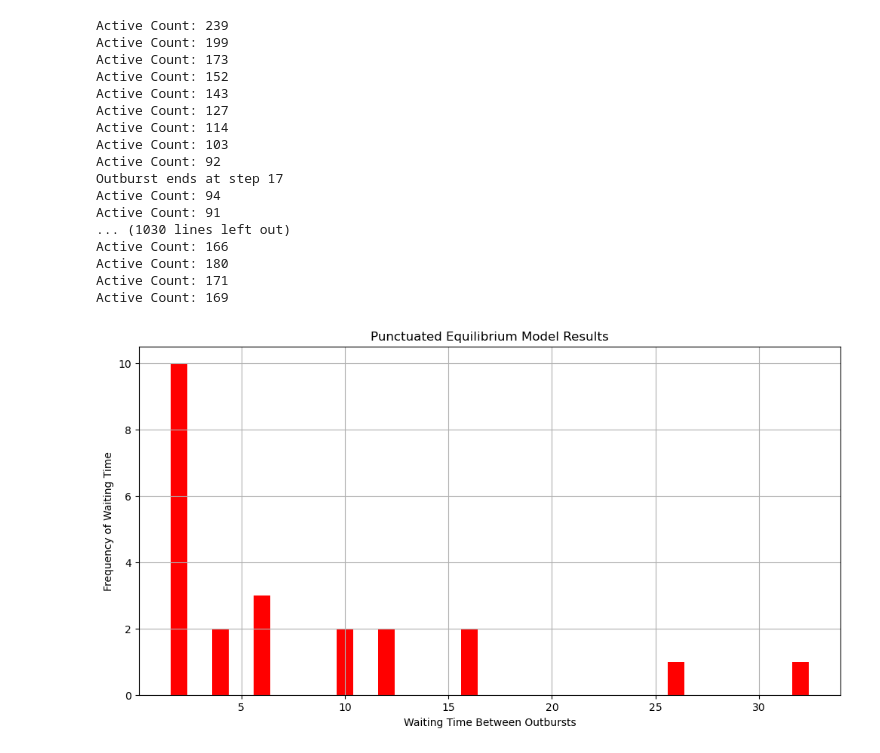
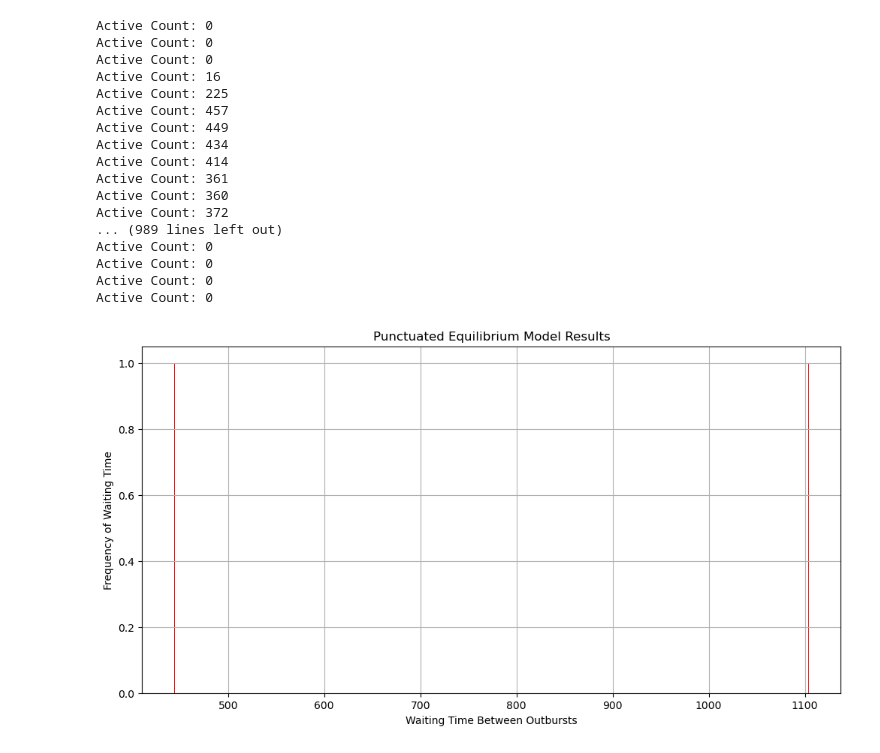
Before and after one commit to yehuihe/epstein_network_civil_violence, a Jupyter notebook: plot(new network).ipynb, the cells around one changed output. Drawn from its saved outputs; the diff is of its cells as text; code cells hidden in the pictures.

```diff
--- a/epstein_network_civil_violence/plot(new network).ipynb
+++ b/plot(new network).ipynb
@@ -554,8 +172,8 @@ model = EpsteinNetworkCivilViolence(
     height=40,
     citizen_density=0.7,
     cop_density=0.04,
-    citizen_vision=2,
-    cop_vision=2,
+    citizen_vision=7,
+    cop_vision=7,
     legitimacy=0.8,
     max_jail_term=15,
     active_threshold=0.1,
@@ -564,51 +182,51 @@ model = EpsteinNetworkCivilViolence(
     max_iters=1000,
     alpha=0.1,
     jail_factor=1.1,
     impact_chance=0.5,
     legitimacy_impact=0.01,
     incitation_threshold=10
 )
 for _ in range(1000):
     model.step()
 
 data = model.datacollector.get_model_vars_dataframe()
 
 # Assume model has been run and waiting_times have been collected as follows:
 waiting_times = model.waiting_times
 
 # Convert list to numpy array for easier manipulation
 waiting_times_array = np.array(waiting_times)
 
 # Get unique waiting times and their counts
 unique_times, counts = np.unique(waiting_times_array, return_counts=True)
 
 # Plotting the frequencies against the waiting times
 plt.figure(figsize=(12, 6))
 plt.bar(unique_times, counts, color='red')
 plt.xlabel('Waiting Time Between Outbursts')
 plt.ylabel('Frequency of Waiting Time')
 plt.title('Punctuated Equilibrium Model Results')
 plt.grid(True)
 plt.show()
 # %% [output]
-Active Count: 239
-Active Count: 199
-Active Count: 173
-Active Count: 152
-Active Count: 143
-Active Count: 127
-Active Count: 114
-Active Count: 103
-Active Count: 92
-Outburst ends at step 17
-Active Count: 94
-Active Count: 91
-... (1030 lines left out)
-Active Count: 166
-Active Count: 180
-Active Count: 171
-Active Count: 169
+Active Count: 0
+Active Count: 0
+Active Count: 0
+Active Count: 16
+Active Count: 225
+Active Count: 457
+Active Count: 449
+Active Count: 434
+Active Count: 414
+Active Count: 361
+Active Count: 360
+Active Count: 372
+... (989 lines left out)
+Active Count: 0
+Active Count: 0
+Active Count: 0
+Active Count: 0
-[figure, old version]
+[figure, new version]
 # %%
 # figure6
 from sklearn.linear_model import LinearRegression
```
Also changed, not shown: parts of 6 cells of this notebook.
